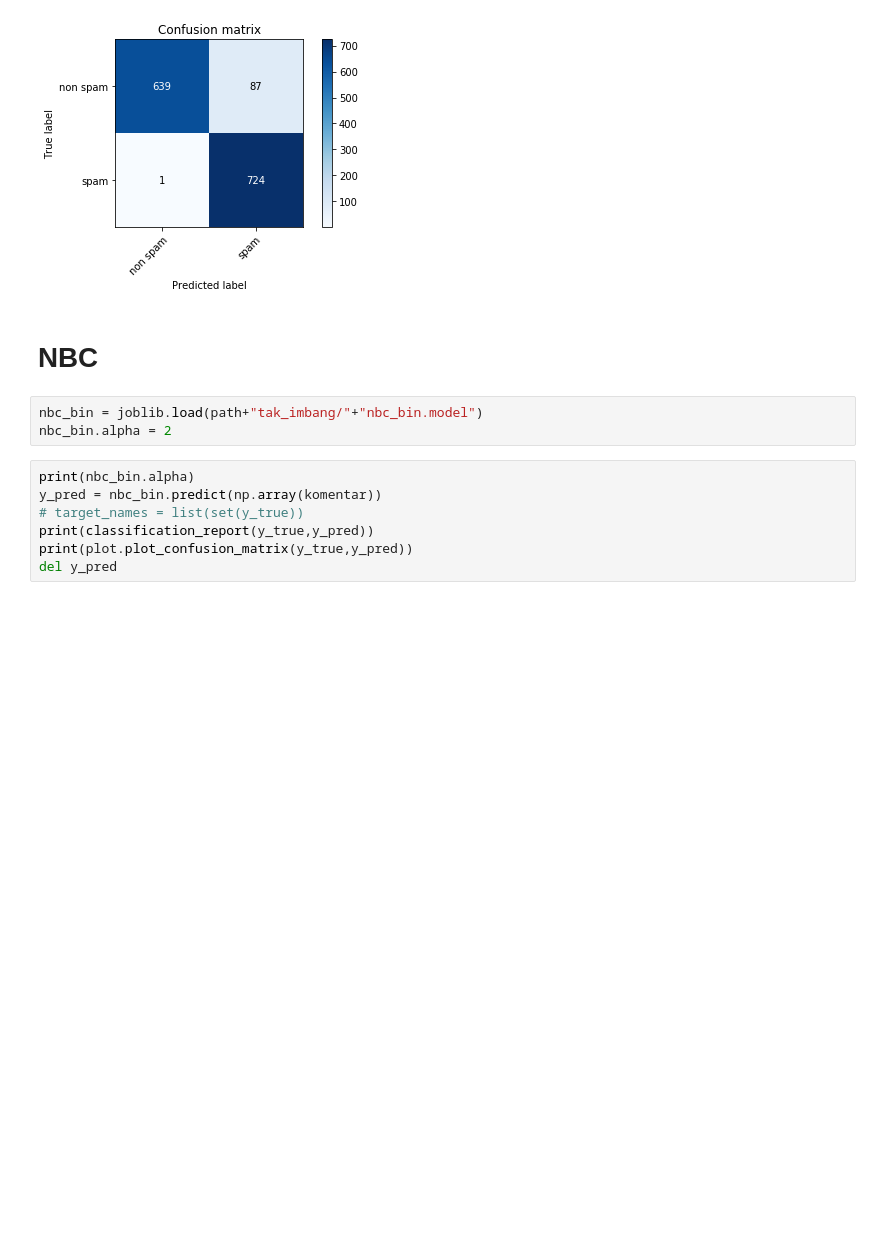
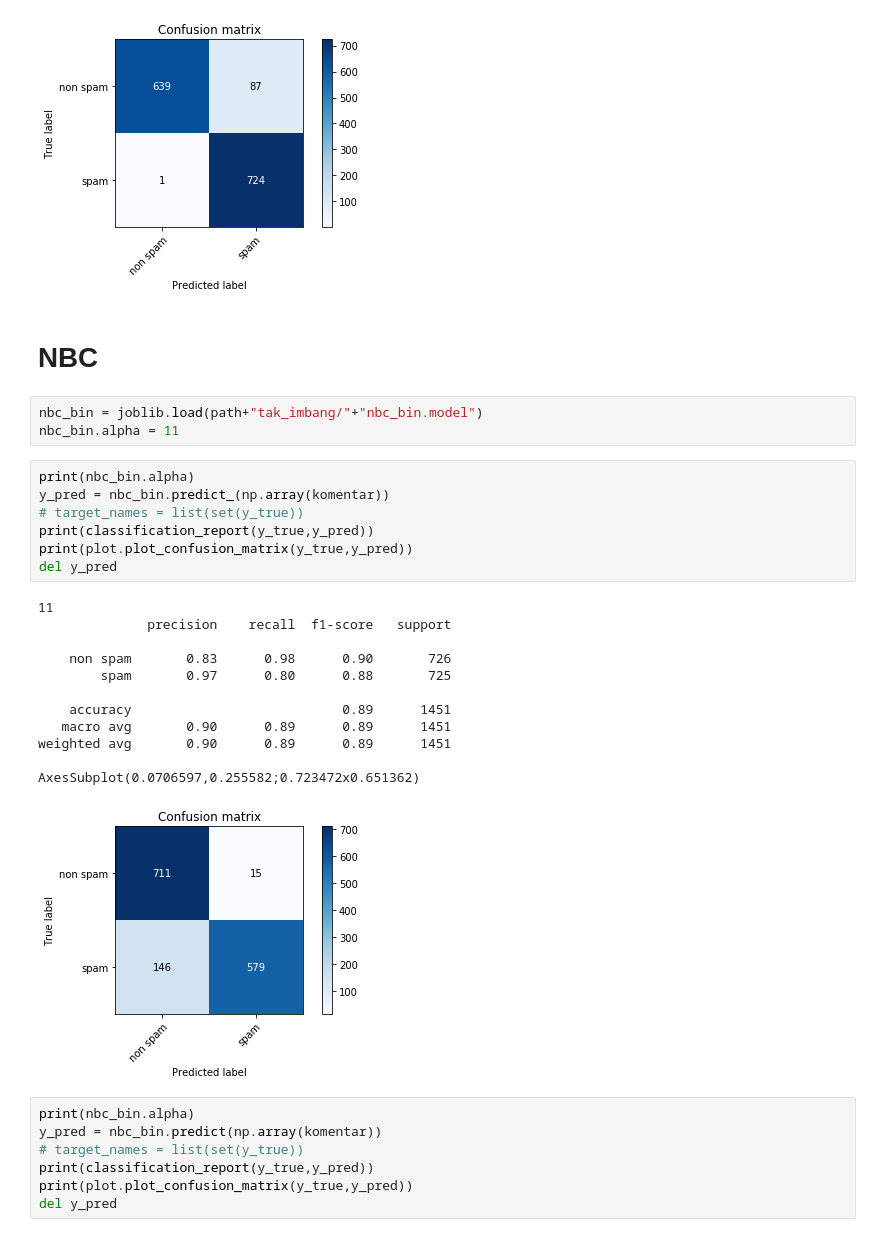
Before and after one commit to lufias69/mycode, a Jupyter notebook: Prediksi/data/Imbalance.ipynb, the cells around one changed output. Cells and saved outputs as stored; diff of their text form; blank space fills up the shorter version.

```diff
--- a/Prediksi/data/Imbalance.ipynb
+++ b/Prediksi/data/Imbalance.ipynb
@@ -274,7 +274,27 @@ AxesSubplot(0.0706597,0.255582;0.723472x0.651362)
 # NBC
 # %%
 nbc_bin = joblib.load(path+"tak_imbang/"+"nbc_bin.model")
-nbc_bin.alpha = 2
+nbc_bin.alpha = 11
+# %%
+print(nbc_bin.alpha)
+y_pred = nbc_bin.predict_(np.array(komentar))
+# target_names = list(set(y_true))
+print(classification_report(y_true,y_pred))
+print(plot.plot_confusion_matrix(y_true,y_pred))
+del y_pred
+# %% [output]
+11
+              precision    recall  f1-score   support
+
+    non spam       0.83      0.98      0.90       726
+        spam       0.97      0.80      0.88       725
+
+    accuracy                           0.89      1451
+   macro avg       0.90      0.89      0.89      1451
+weighted avg       0.90      0.89      0.89      1451
+
+AxesSubplot(0.0706597,0.255582;0.723472x0.651362)
+[figure, added]
 # %%
 print(nbc_bin.alpha)
 y_pred = nbc_bin.predict(np.array(komentar))
```
Also changed, not shown: parts of 1 cell of this notebook, 2 other files.
